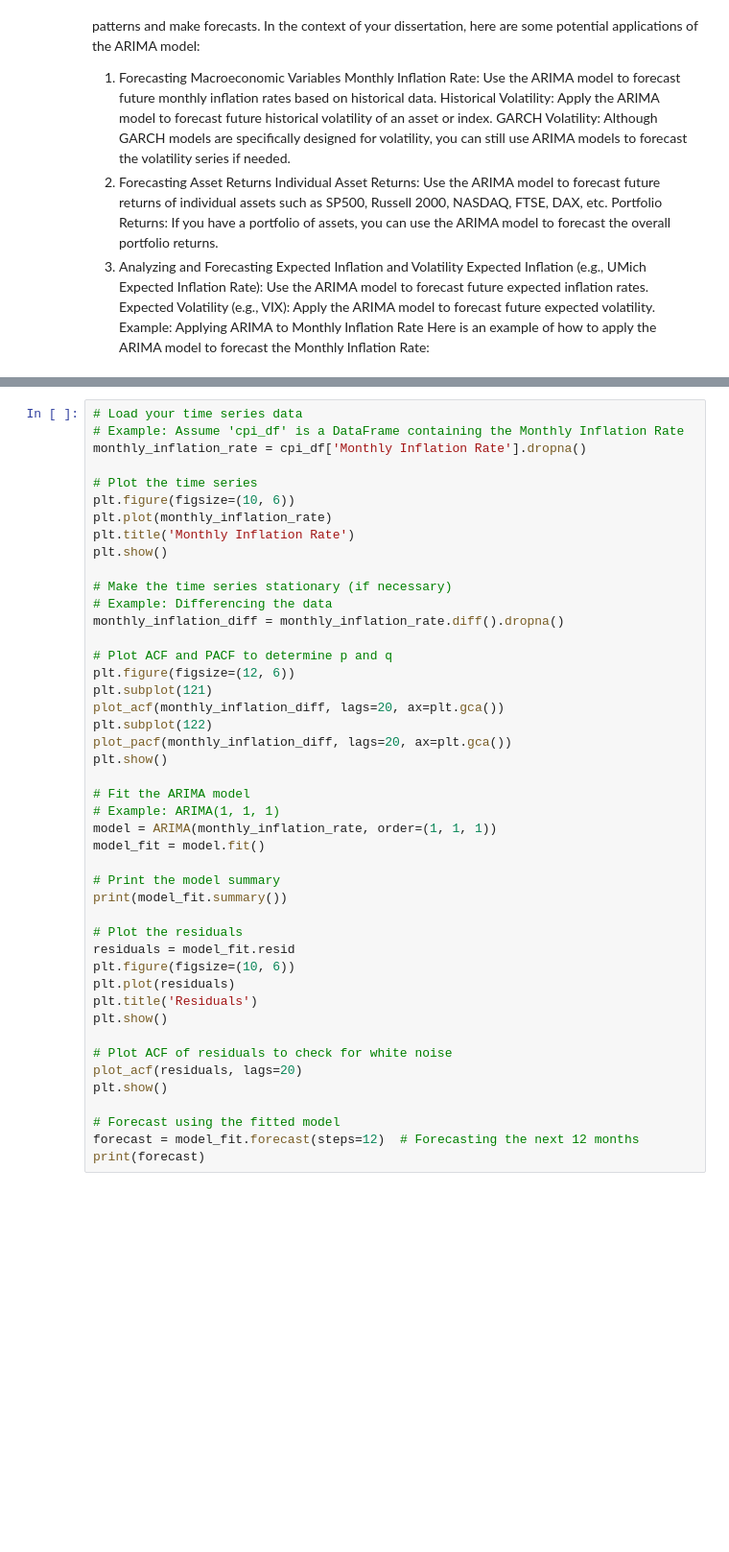
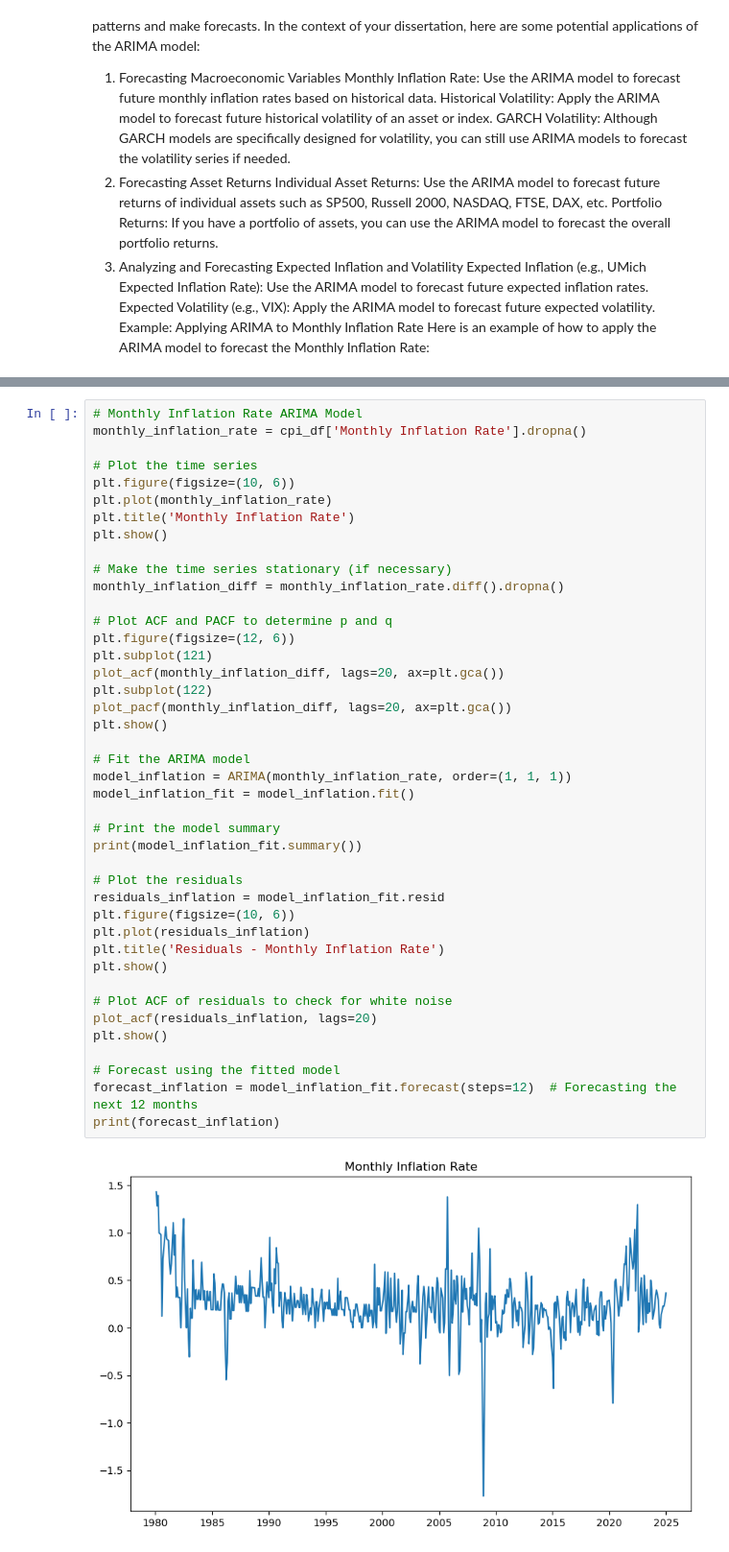
Before and after one commit to luispeixoto21/thesis, a Jupyter notebook: Python Code Thesis.ipynb, the cells around one changed output, grey strips where cells are left out. Shown at 96% size. Drawn from its saved outputs; the diff is of its cells as text; blank space fills up the shorter version.

```diff
--- a/Python Code Thesis.ipynb
+++ b/Python Code Thesis.ipynb
@@ -1998,45 +2263,44 @@ Here is an example of how to apply the ARIMA model to forecast the Monthly Infla
 # %%
-# Load your time series data
-# Example: Assume 'cpi_df' is a DataFrame containing the Monthly Inflation Rate
+# Monthly Inflation Rate ARIMA Model
 monthly_inflation_rate = cpi_df['Monthly Inflation Rate'].dropna()
 
 # Plot the time series
 plt.figure(figsize=(10, 6))
 plt.plot(monthly_inflation_rate)
 plt.title('Monthly Inflation Rate')
 plt.show()
 
 # Make the time series stationary (if necessary)
-# Example: Differencing the data
 monthly_inflation_diff = monthly_inflation_rate.diff().dropna()
 
 # Plot ACF and PACF to determine p and q
 plt.figure(figsize=(12, 6))
 plt.subplot(121)
 plot_acf(monthly_inflation_diff, lags=20, ax=plt.gca())
 plt.subplot(122)
 plot_pacf(monthly_inflation_diff, lags=20, ax=plt.gca())
 plt.show()
 
 # Fit the ARIMA model
-# Example: ARIMA(1, 1, 1)
-model = ARIMA(monthly_inflation_rate, order=(1, 1, 1))
-model_fit = model.fit()
+model_inflation = ARIMA(monthly_inflation_rate, order=(1, 1, 1))
+model_inflation_fit = model_inflation.fit()
 
 # Print the model summary
-print(model_fit.summary())
+print(model_inflation_fit.summary())
 
 # Plot the residuals
-residuals = model_fit.resid
+residuals_inflation = model_inflation_fit.resid
 plt.figure(figsize=(10, 6))
-plt.plot(residuals)
-plt.title('Residuals')
+plt.plot(residuals_inflation)
+plt.title('Residuals - Monthly Inflation Rate')
 plt.show()
 
 # Plot ACF of residuals to check for white noise
-plot_acf(residuals, lags=20)
+plot_acf(residuals_inflation, lags=20)
 plt.show()
 
 # Forecast using the fitted model
-forecast = model_fit.forecast(steps=12)  # Forecasting the next 12 months
-print(forecast)
+forecast_inflation = model_inflation_fit.forecast(steps=12)  # Forecasting the next 12 months
+print(forecast_inflation)
+# %% [output]
+[figure, added]
```
Also changed, not shown: parts of 57 cells of this notebook.
